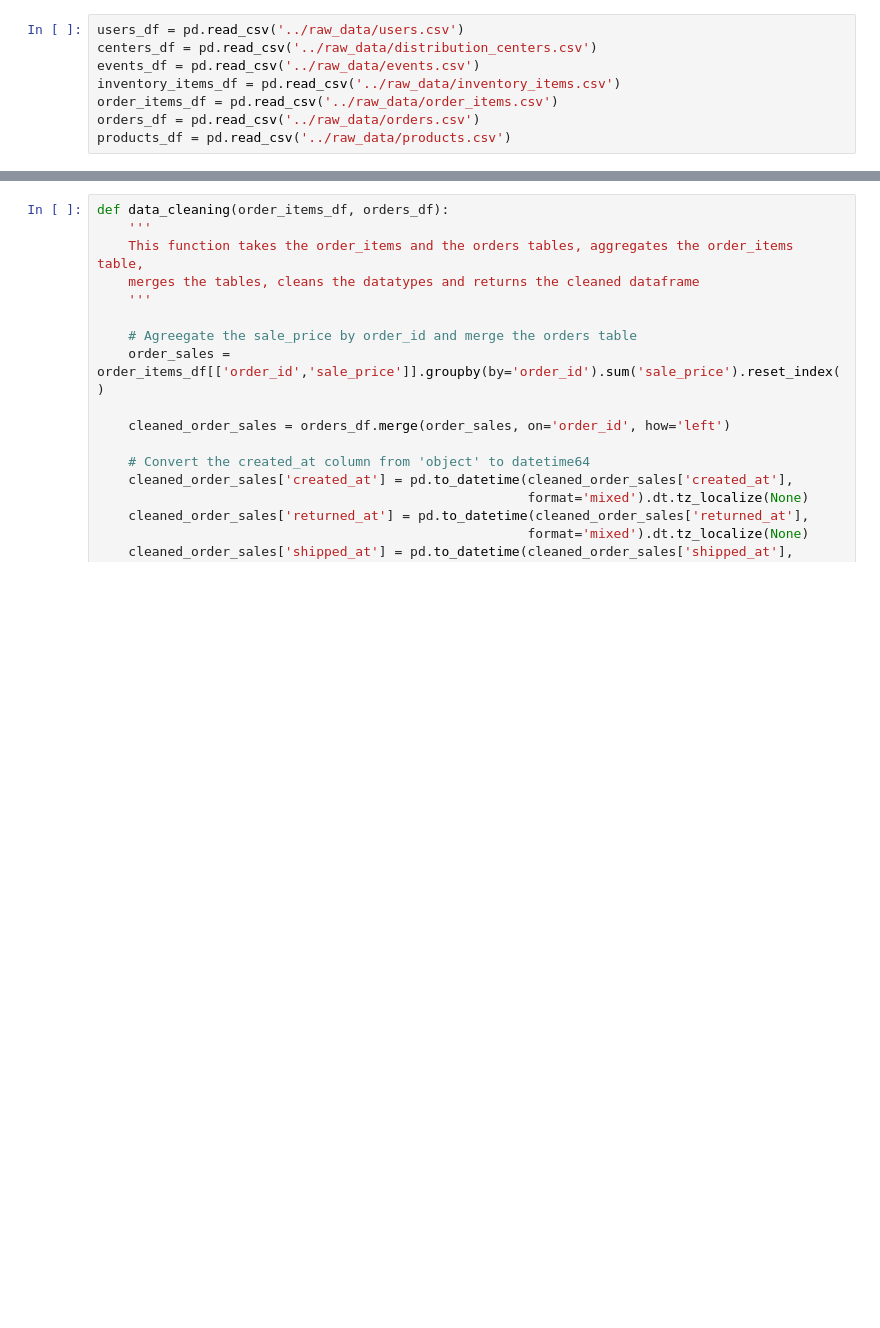
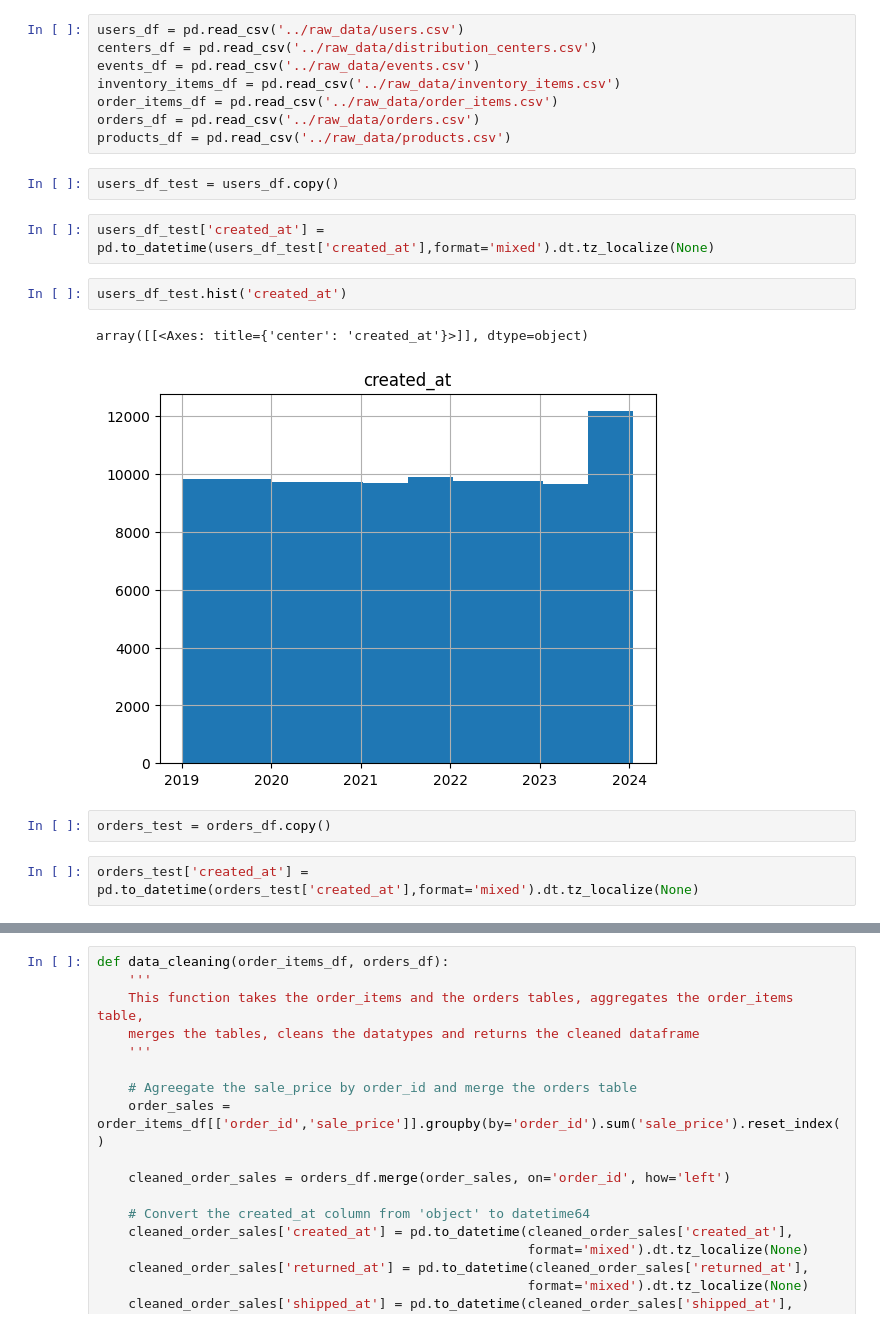
Before and after one commit to wjdals210/clv-the-look, a Jupyter notebook: notebooks/JeongminLee_nb.ipynb, the cells around one changed output, grey strips where cells are left out. Saved outputs shown, nothing was run; the diff lists cells and outputs as text; blank space fills up the shorter version.

```diff
--- a/notebooks/JeongminLee_nb.ipynb
+++ b/notebooks/JeongminLee_nb.ipynb
@@ -36,3 +36,16 @@ inventory_items_df = pd.read_csv('../raw_data/inventory_items.csv')
 order_items_df = pd.read_csv('../raw_data/order_items.csv')
 orders_df = pd.read_csv('../raw_data/orders.csv')
 products_df = pd.read_csv('../raw_data/products.csv')
+# %%
+users_df_test = users_df.copy()
+# %%
+users_df_test['created_at'] = pd.to_datetime(users_df_test['created_at'],format='mixed').dt.tz_localize(None)
+# %%
+users_df_test.hist('created_at')
+# %% [output]
+array([[<Axes: title={'center': 'created_at'}>]], dtype=object)
+[figure, added]
+# %%
+orders_test = orders_df.copy()
+# %%
+orders_test['created_at'] = pd.to_datetime(orders_test['created_at'],format='mixed').dt.tz_localize(None)
```
Also changed, not shown: parts of 40 cells of this notebook, 1 other file.
